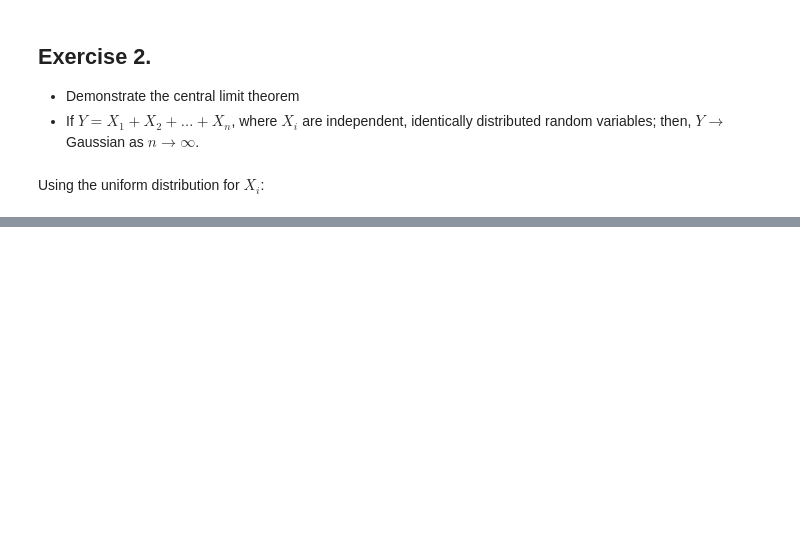
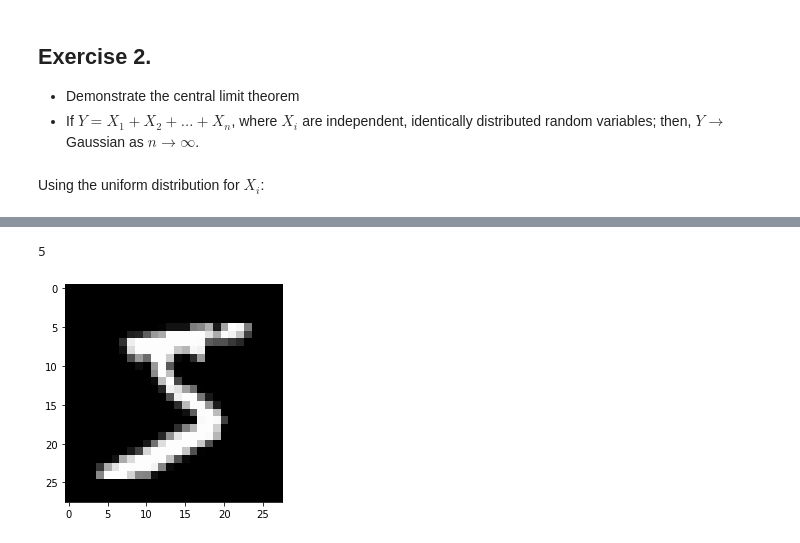
Before and after one commit to osuranyi/UdemyCourses, a Jupyter notebook: NumpyStack/Section6_BonusExercises.ipynb, the cells around one changed output, grey strips where cells are left out. Saved outputs shown, nothing was run; the diff lists cells and outputs as text; code cells hidden in the pictures; blank space fills up the shorter version.

```diff
--- a/NumpyStack/Section6_BonusExercises.ipynb
+++ b/NumpyStack/Section6_BonusExercises.ipynb
@@ -92,0 +99,14 @@ plt.plot(x,fx)
+# %%
+from keras.datasets import mnist
+
+(train_X, train_y), (test_X, test_y) = mnist.load_data()
+
+print('X_train type: ', type(train_X))
+print('Y_train type: ', type(train_y))
+print('X_test type:  ', type(test_X))
+print('Y_test type:  ', type(test_y))
+print('')
+print('X_train shape: ' + str(train_X.shape))
+print('Y_train shape: ' + str(train_y.shape))
+print('X_test shape:  '  + str(test_X.shape))
+print('Y_test shape:  '  + str(test_y.shape))
@@ -92,0 +123,6 @@ plt.plot(x,fx)
+# %%
+plt.imshow(train_X[0],cmap='gray')
+print(train_y[0])
+# %% [output]
+5
+[figure, added]
```
Also changed, not shown: parts of 20 cells of this notebook, 1 other file.
